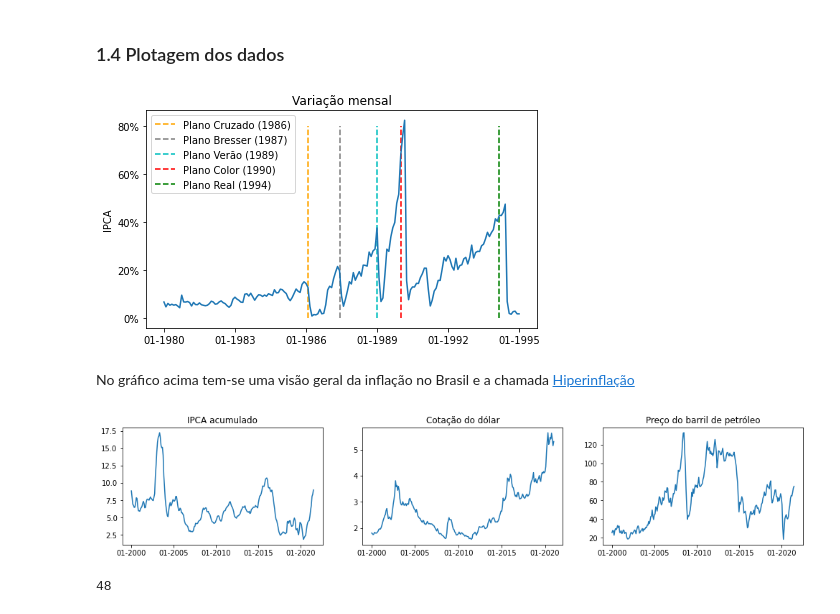
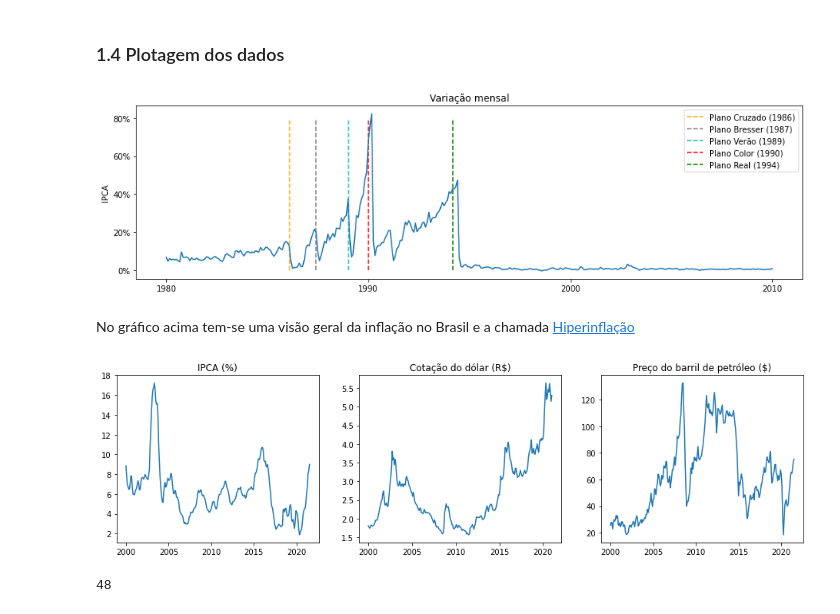
Before and after one commit to JairoSSantos/BR-infla-analise, a Jupyter notebook: analise.ipynb, the cells around one changed output. Cells and saved outputs as stored; diff of their text form; code cells hidden in the pictures.

```diff
--- a/analise.ipynb
+++ b/analise.ipynb
@@ -189,7 +190,7 @@ prices_cpi.head()
 # %% [markdown]
 ### 1.4 Plotagem dos dados
 # %%
-def month_range(month_i=None, month_f=None, step=1):
+def month_range(month_i=None, month_f=None, step=1, label_map=lambda a:a):
     '''
     Pegar índices a partir da data.
 
@@ -205,51 +206,53 @@ def month_range(month_i=None, month_f=None, step=1):
     x, xt = [], []
     for t in nrange(month.index(month_i), month.index(month_f), step):
         x.append(t)
-        xt.append(month[t])
+        xt.append(label_map(month[t]))
     return x, xt
 # %%
-t, tlabel = month_range('01-1980', '01-1995')
+month_num_remove = lambda a: a.split('-')[-1]
+percent = lambda a: f'{a}%'
+t, tlabel = month_range('01-1980', '01-2010')
 
-plt.figure(figsize=(7, 4))
+plt.figure(figsize=(15, 4))
 plt.title('Variação mensal')
 plt.vlines(month.index('02-1986'), 0, 80, color='orange', linestyles='dashed', label='Plano Cruzado (1986)')
 plt.vlines(month.index('06-1987'), 0, 80, color='gray', linestyles='dashed', label='Plano Bresser (1987)')
 plt.vlines(month.index('01-1989'), 0, 80, color='c', linestyles='dashed', label='Plano Verão (1989)')
 plt.vlines(month.index('01-1990'), 0, 80, color='r', linestyles='dashed', label='Plano Color (1990)')
 plt.vlines(month.index('03-1994'), 0, 80, color='g', linestyles='dashed', label='Plano Real (1994)')
 plt.plot(t, get(ipca_mensal, t))
-plt.xticks(*month_range('01-1980', '01-1995', 36))
+plt.xticks(*month_range('01-1980', '01-2010', step=120, label_map=month_num_remove))
 y_values = np.arange(0, 81, 20)
-plt.yticks(y_values, map(lambda a: f'{a}%', y_values))
+plt.yticks(y_values, map(percent, y_values))
 plt.ylabel('IPCA')
 plt.legend()
 plt.show()
 # %% [output]
-[figure, old version]
+[figure, new version]
 # %% [markdown]
 No gráfico acima tem-se uma visão geral da inflação no Brasil e a chamada [Hiperinflação](https://pt.wikipedia.org/wiki/Hiperinfla%C3%A7%C3%A3o_no_Brasil)
 # %%
-fis, axs = plt.subplots(1, 3, figsize=(17, 3))
-x, xt = month_range('01-2000', step=12*5)
+fis, axs = plt.subplots(1, 3, figsize=(16, 4))
+x, xt = month_range('01-2000', step=12*5, label_map=remove_month)
 
 axs[0].plot(range(x[0], len(month)), ipca_acum[x[0]:])
-axs[0].title.set_text('IPCA acumulado')
-axs[0].set_xticks(x, minor=False)
-axs[0].set_xticklabels(xt, minor=False)
+axs[0].title.set_text('IPCA (%)')
+axs[0].set_xticks(x)
+axs[0].set_xticklabels(xt)
 
 axs[1].plot(range(x[0], len(month)), cot_dolar[x[0]:])
-axs[1].title.set_text('Cotação do dólar')
-axs[1].set_xticks(x, minor=False)
-axs[1].set_xticklabels(xt, minor=False)
+axs[1].title.set_text('Cotação do dólar (R$)')
+axs[1].set_xticks(x)
+axs[1].set_xticklabels(xt)
 
 axs[2].plot(range(x[0], len(month)), oil_price[x[0]:])
-axs[2].title.set_text('Preço do barril de petróleo')
-axs[2].set_xticks(x, minor=False)
-axs[2].set_xticklabels(xt, minor=False)
+axs[2].title.set_text('Preço do barril de petróleo ($)')
+axs[2].set_xticks(x)
+axs[2].set_xticklabels(xt)
 
 plt.show()
 # %% [output]
-[figure, old version]
+[figure, new version]
 # %%
 plt.figure(figsize=(15,4))
 print(len(prices_cpi.columns.values))
```
Also changed, not shown: parts of 6 cells of this notebook, 3 other files.
